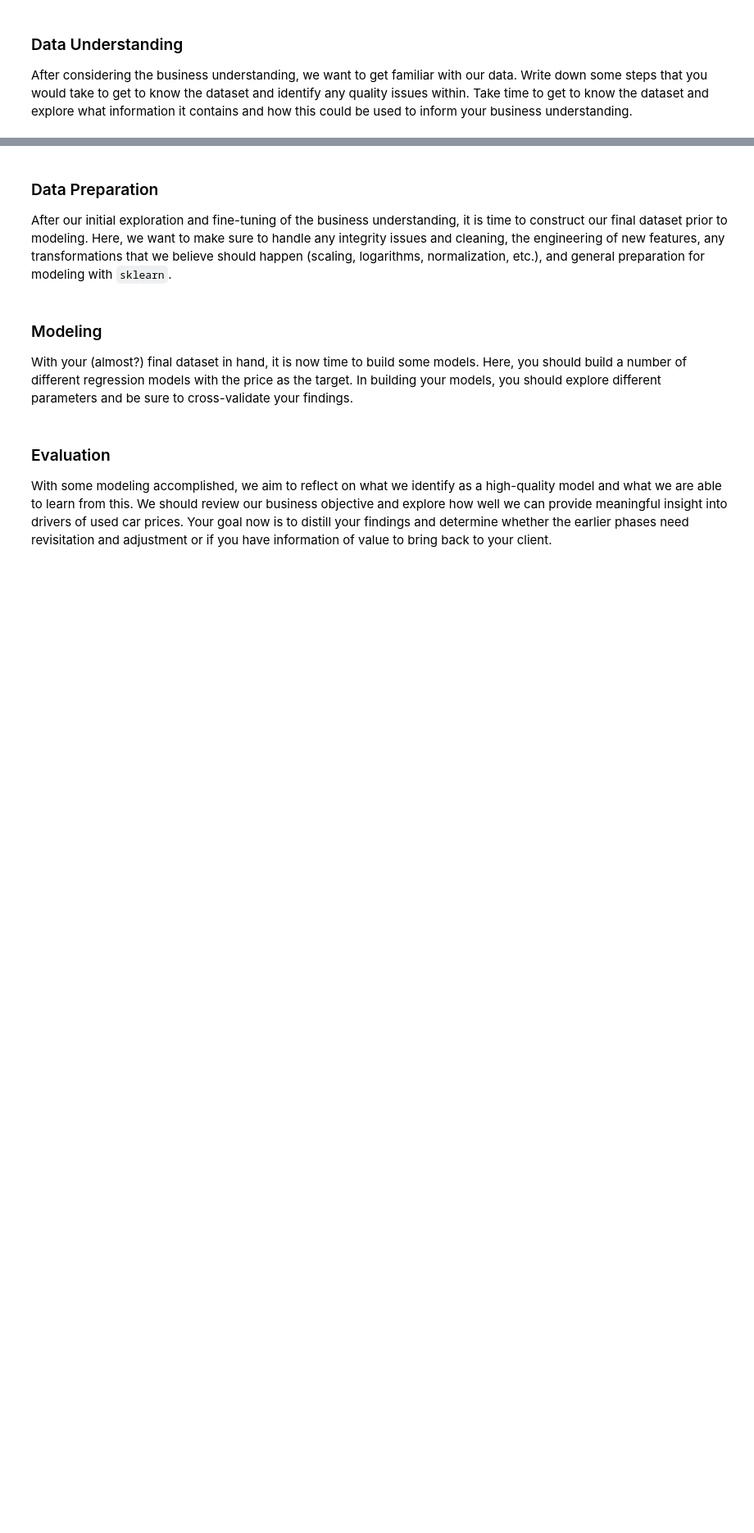
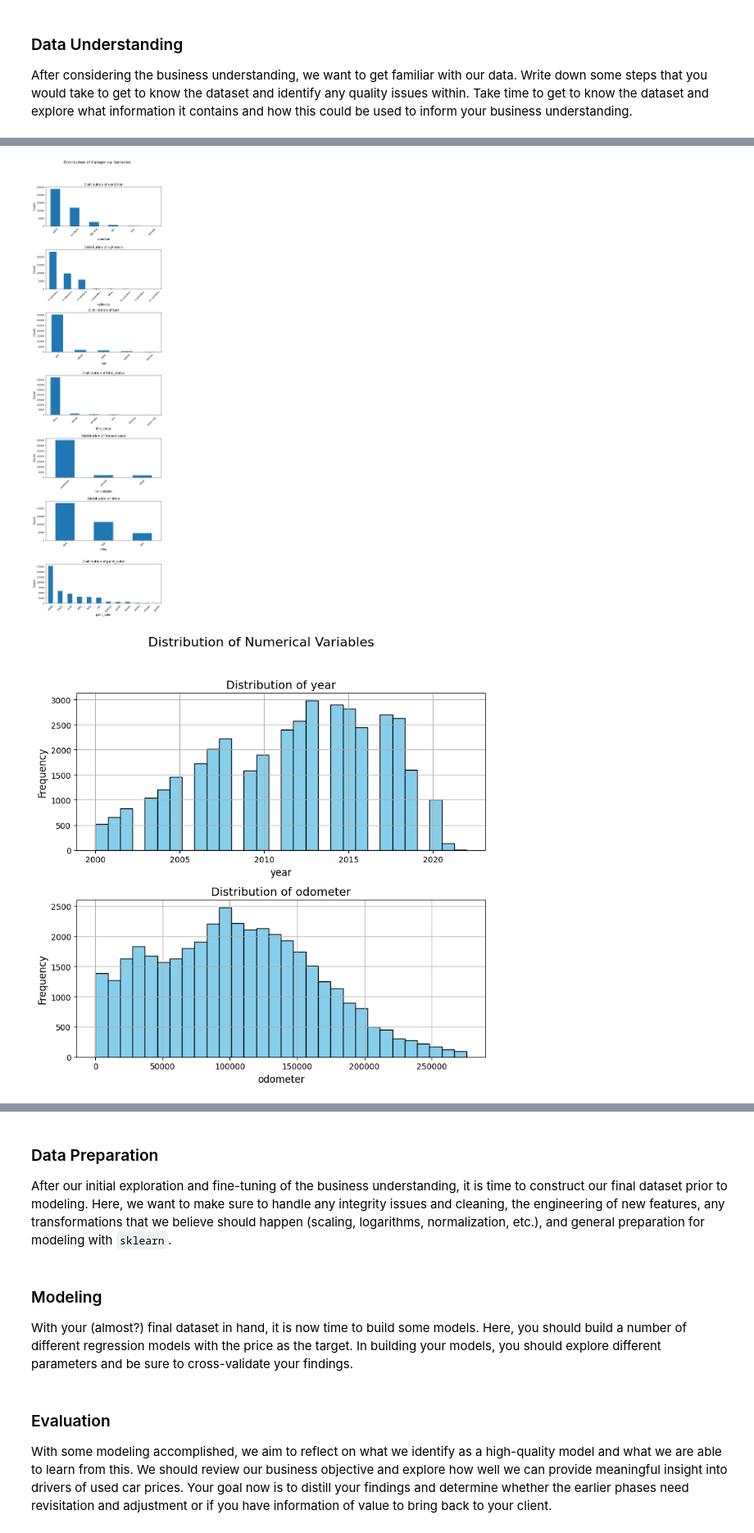
Before and after one commit to michellechen202212/ucb, a Jupyter notebook: prompt_II.ipynb, the cells around one changed output, grey strips where cells are left out. Shown at 82% size. Drawn from its saved outputs; the diff is of its cells as text; code cells hidden in the pictures; blank space fills up the shorter version.

```diff
--- a/prompt_II.ipynb
+++ b/prompt_II.ipynb
@@ -510,0 +934,58 @@ After considering the business understanding, we want to get familiar with our d
+# %%
+import matplotlib.pyplot as plt
+
+file_path = 'sample_data/vehicles_cleaned_outliers_removed.csv'
+data = pd.read_csv(file_path)
+
+# Drop rows with missing values
+data_cleaned = data.dropna().drop_duplicates()
+
+# Sample the data for visualization purposes
+data_sampled = data_cleaned.sample(frac=0.2, random_state=42)
+
+# Split categorical and numerical columns for plotting
+categorical_columns = categorical_features
+numerical_columns = numerical_features
+
+# Plot for categorical variables
+fig, axes = plt.subplots(nrows=len(categorical_columns), figsize=(8, len(categorical_columns) * 4))
+fig.suptitle("Distribution of Categorical Variables", fontsize=16)
+
+for ax, column in zip(axes, categorical_columns):
+    data_sampled[column].value_counts().plot(kind='bar', ax=ax)
+    ax.set_title(f"Distribution of {column}", fontsize=14)
+    ax.set_xlabel(column, fontsize=12)
+    ax.set_ylabel("Count", fontsize=12)
+    ax.tick_params(axis='x', rotation=45)
+
+plt.tight_layout(rect=[0, 0, 1, 0.95])  # Adjust layout to make space for title
+plt.show()
+
+# Plot for numerical variables
+fig, axes = plt.subplots(nrows=len(numerical_columns), figsize=(8, len(numerical_columns) * 4))
+fig.suptitle("Distribution of Numerical Variables", fontsize=16)
+
+for ax, column in zip(axes, numerical_columns):
+    data_sampled[column].hist(bins=30, ax=ax, color='skyblue', edgecolor='black')
+    ax.set_title(f"Distribution of {column}", fontsize=14)
+    ax.set_xlabel(column, fontsize=12)
+    ax.set_ylabel("Frequency", fontsize=12)
+
+plt.tight_layout(rect=[0, 0, 1, 0.95])
+plt.show()
+
+# Scatter plot for price vs numerical variables
+fig, axes = plt.subplots(ncols=len(numerical_columns), figsize=(len(numerical_columns) * 5, 5))
+fig.suptitle("Relationship between Price and Numerical Variables", fontsize=16)
+
+for ax, column in zip(axes, numerical_columns):
+    ax.scatter(data_sampled[column], data_sampled['price'], alpha=0.6, edgecolor='black')
+    ax.set_title(f"Price vs {column}", fontsize=14)
+    ax.set_xlabel(column, fontsize=12)
+    ax.set_ylabel("Price", fontsize=12)
+
+plt.tight_layout(rect=[0, 0, 1, 0.95])
+plt.show()
+# %% [output]
+[figure, added]
+[figure, added]
```
Also changed, not shown: parts of 17 cells of this notebook.
